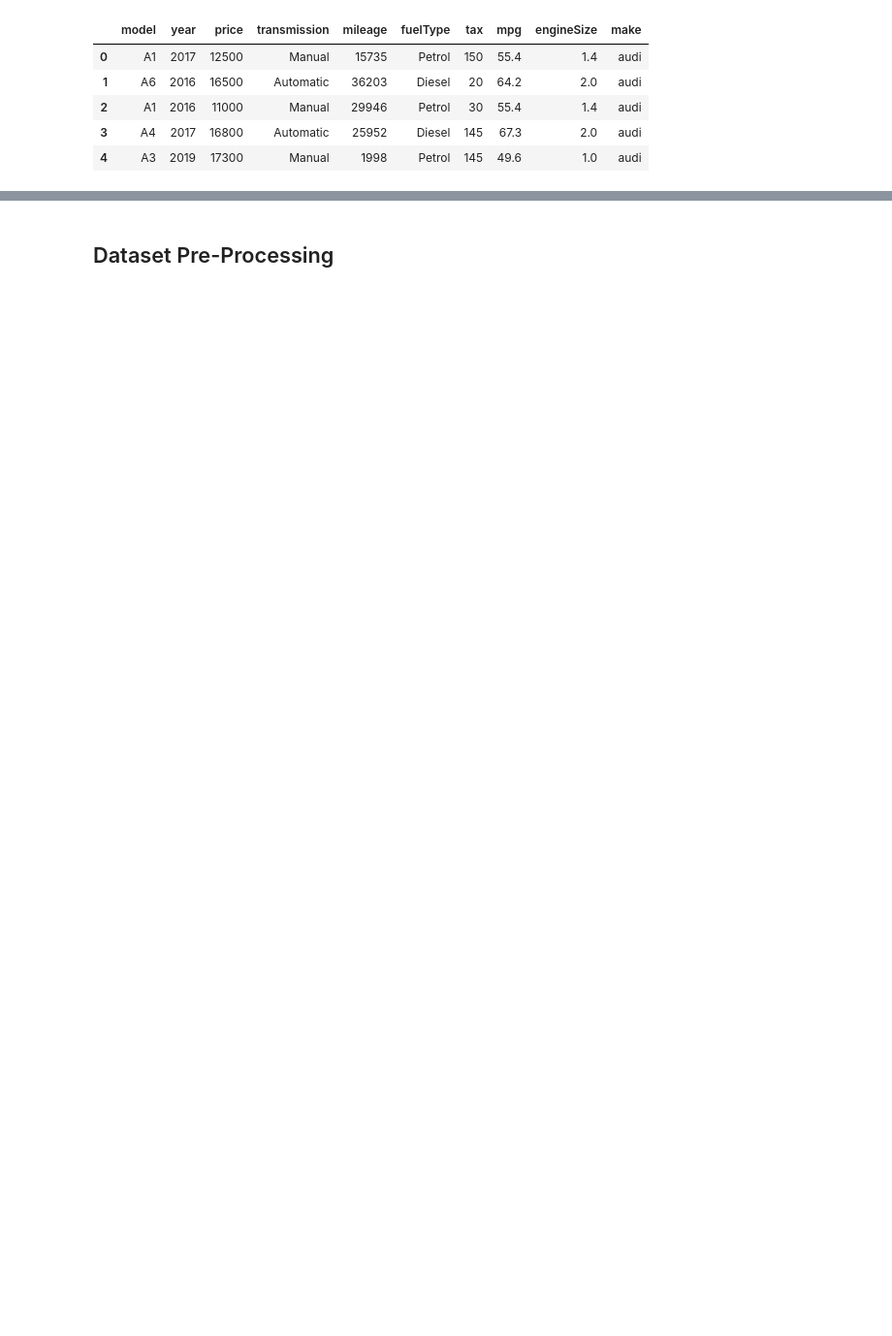
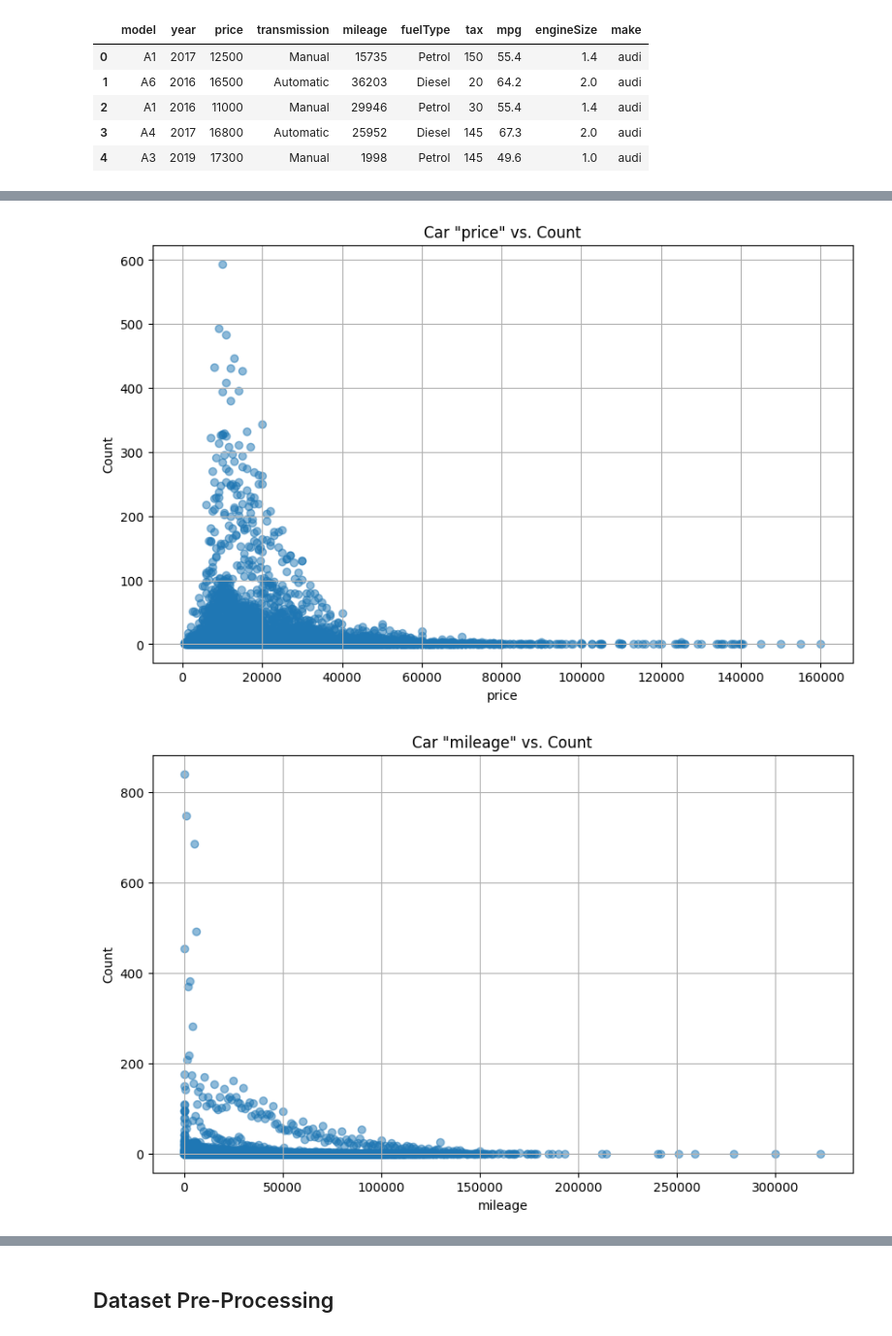
Before and after one commit to ScottGrant528/honours, a Jupyter notebook: HonoursProject.ipynb, the cells around one changed output, grey strips where cells are left out. Shown at 97% size. Cells and saved outputs as stored; diff of their text form; code cells hidden in the pictures; blank space fills up the shorter version.

```diff
--- a/HonoursProject.ipynb
+++ b/HonoursProject.ipynb
@@ -289,0 +262,18 @@ plt.show()
+# %%
+#Scatter Plot for regression columns
+def ScatterPlot(column):
+  valueCount = UsedCarDataset[column].value_counts()
+  plt.figure(figsize=(10, 6))
+  plt.scatter(valueCount.index, valueCount.values, alpha=0.5)
+  plt.title(f'Car "{column}" vs. Count')
+  plt.xlabel(column)
+  plt.ylabel('Count')
+  plt.grid(True)
+  plt.show()
+# %%
+#Plotting car price and mileage
+ScatterPlot('price')
+ScatterPlot('mileage')
+# %% [output]
+[figure, added]
+[figure, added]
```
Also changed, not shown: parts of 72 cells of this notebook, 2 other files.
